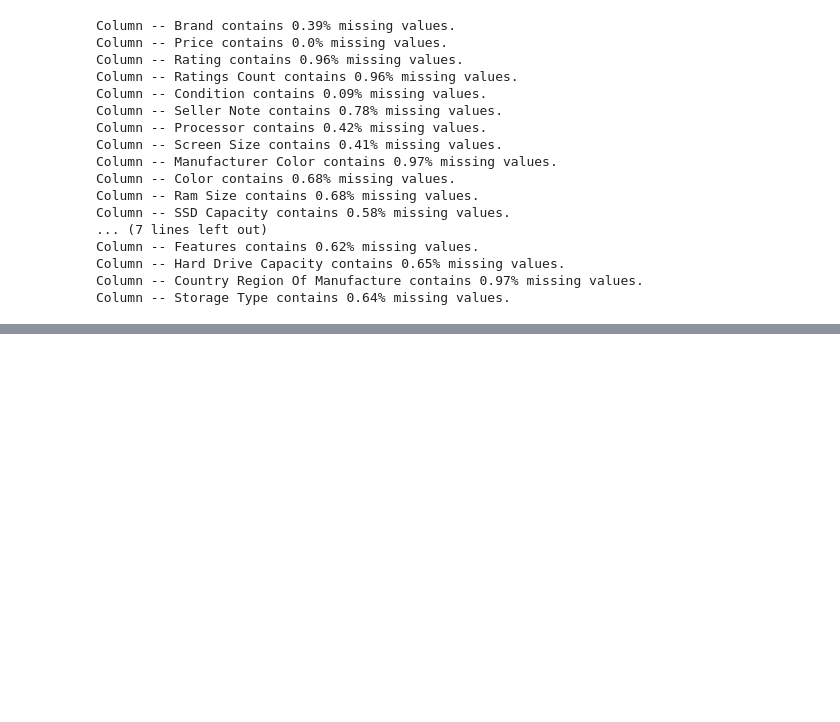
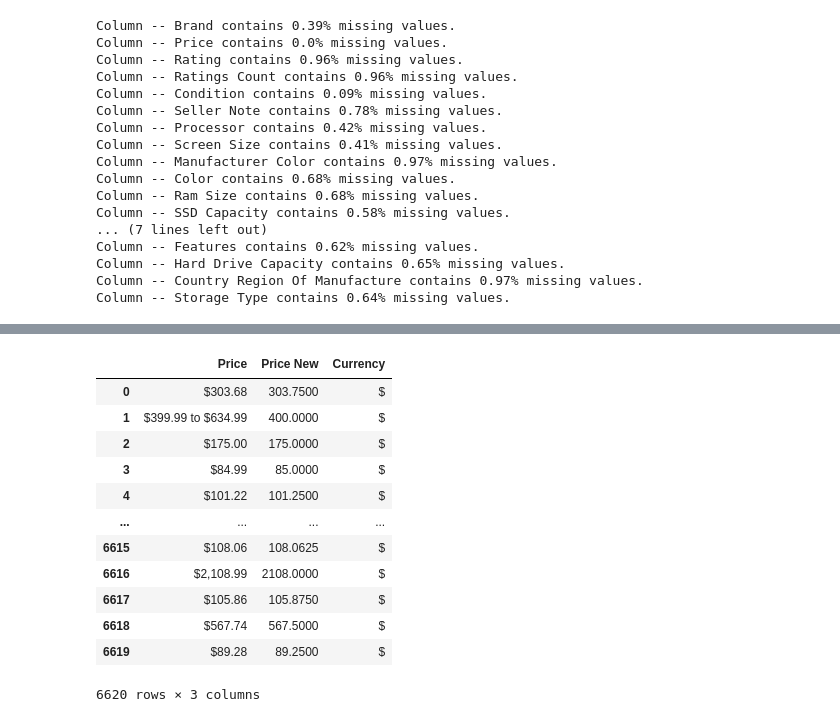
Before and after one commit to ElvinRustamov/Data-Enthusiast-Learning-Journey-Work-Samples, a Jupyter notebook: Ebay Scraper/cleaning.ipynb, the cells around one changed output, grey strips where cells are left out. Cells and saved outputs as stored; diff of their text form; code cells hidden in the pictures; blank space fills up the shorter version.

```diff
--- a/Ebay Scraper/cleaning.ipynb
+++ b/Ebay Scraper/cleaning.ipynb
@@ -31,7 +31,8 @@ print(merged_data)
 # Load the csv file.
 # All products buying format are: 'Buy it now'.
 
-df = pd.read_csv('EbayPcLaptopsAndNetbooksUnclean.csv')
+df = pd.read_csv('C:/Users/maham/Desktop/Datasets/Ebay/EbayPcLaptopsAndNetbooksUnclean.csv')
+
 df.head()
 # %% [output]
 |  | Brand | Price | Rating | Ratings Count | Condition | Seller Note | Processor | Screen Size | ... |
@@ -109,3 +110,28 @@ Column -- Features contains 0.62% missing values.
 Column -- Hard Drive Capacity contains 0.65% missing values.
 Column -- Country Region Of Manufacture contains 0.97% missing values.
 Column -- Storage Type contains 0.64% missing values.
+# %%
+data['Brand'] = data['Brand'].str.lower()
+
+most_used = [i for i in data['Brand'].value_counts()[:20].index] # This the top 20 brands. There is a value called 'unbranded'. I will remove this value from the list. I also remove 'fujitsu siemens' because there is already 'fujitsu'.
+# I will use most_used list to search values in 'Brand' column.
+data['Brand'] = data['Brand'].str.replace('fujitsu siemens', 'fujitsu')
+
+new_brands = []
+for v in data['Brand']:
+    brands = []
+    if isinstance(v, float):
+        new_brands.append('other')
+    else:
+        for b in most_used:
+            if b in v:
+                brands.append(b)
+
+        if len(brands) > 1:
+            new_brands.append('other')
+        elif len(brands) == 0:
+            new_brands.append('other')
+        else:
+            new_brands.append(brands[0])
+
+data['Brand New'] = new_brands
@@ -112,8 +154,28 @@ Column -- Storage Type contains 0.64% missing values.
 # %%
 # Let's convert 'Price' column to right format.
 new_prices = []
+currency = []
 for i in data['Price']:
     new_prices.append(i[1:].split('to')[0].replace(',', ''))
+    currency.append(i[0])
 
-data['Price'] = new_prices
-data['Price'] = data['Price'].astype('float16')
+data['Price New'] = new_prices
+data['Price New'] = data['Price New'].astype('float16')
+
+data['Currency'] = currency
+# %%
+data.loc[:, ['Price', 'Price New', 'Currency']]
+# %% [output]
+|  | Price | Price New | Currency |
+| 0 | $303.68 | 303.7500 | $ |
+| 1 | $399.99 to $634.99 | 400.0000 | $ |
+| 2 | $175.00 | 175.0000 | $ |
+| 3 | $84.99 | 85.0000 | $ |
+| 4 | $101.22 | 101.2500 | $ |
+| ... | ... | ... | ... |
+| 6615 | $108.06 | 108.0625 | $ |
+| 6616 | $2,108.99 | 2108.0000 | $ |
+| 6617 | $105.86 | 105.8750 | $ |
+| 6618 | $567.74 | 567.5000 | $ |
+| 6619 | $89.28 | 89.2500 | $ |
+6620 rows × 3 columns
```
Also changed, not shown: parts of 32 cells of this notebook.
